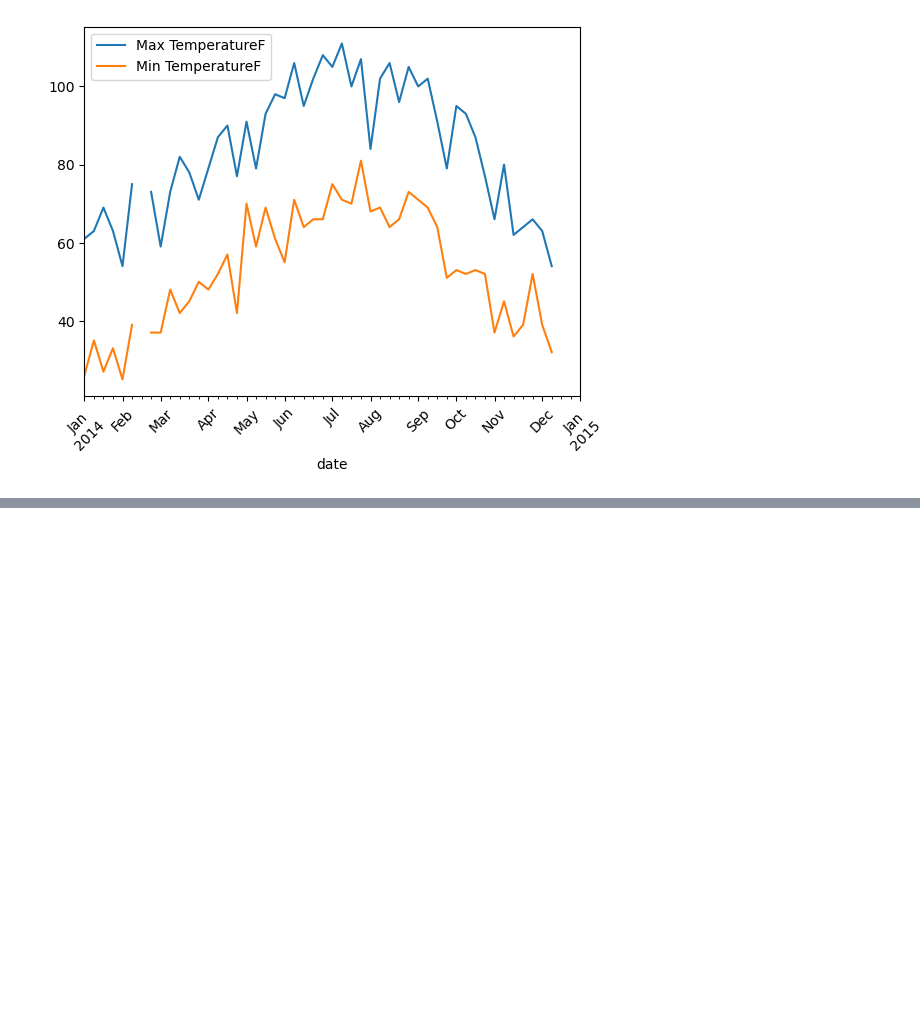
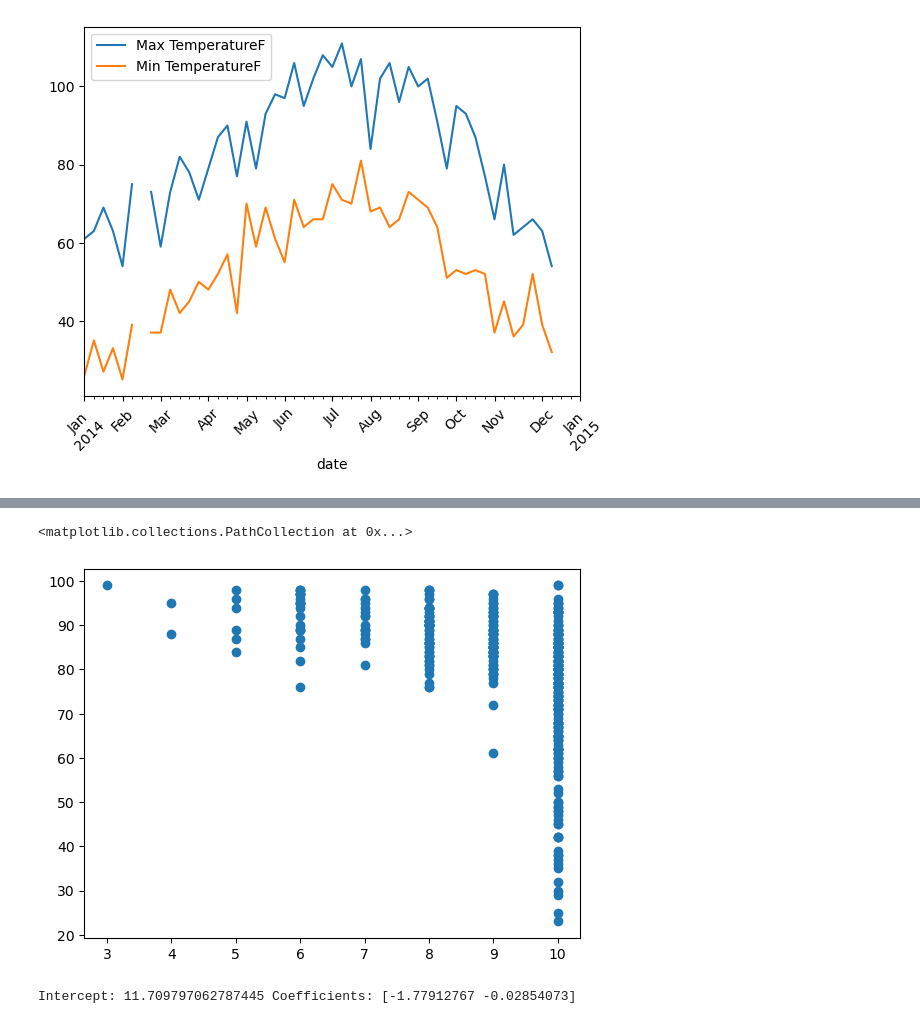
Before and after one commit to efakinpelu/data_science_python, a Jupyter notebook: us_weather/weather_visibility_check_on_temp_and_humidity.ipynb, the cells around one changed output, grey strips where cells are left out. Saved outputs shown, nothing was run; the diff lists cells and outputs as text; code cells hidden in the pictures; blank space fills up the shorter version.

```diff
--- a/weather_visibility_check_on_temp_and_humidity.ipynb
+++ b/us_weather/weather_visibility_check_on_temp_and_humidity.ipynb
@@ -146,0 +218,16 @@ wkly_df_hlt.plot(rot=45)
+# %%
+""" Check Linearity between Mean VisibilityMiles and Precipiation """
+plt.scatter(df_w2014[' Mean VisibilityMiles'], df_w2014[' Mean Humidity'])
+# %% [output]
+<matplotlib.collections.PathCollection at 0x...>
+[figure, added]
+# %%
+X = df_w2014[['PrecipitationIn', ' Mean Humidity']]
+y = df_w2014[' Mean VisibilityMiles']
+
+X_train, X_test, y_train, y_test = train_test_split(X, y, test_size=0.2, random_state=5)
+
+linear_regre = linear.fit(X_train, y_train)
+print(f"{'Intercept: %s' %linear_regre.intercept_} {'Coefficients: %s' %linear_regre.coef_}")
+# %% [output]
+Intercept: 11.709797062787445 Coefficients: [-1.77912767 -0.02854073]
```
Also changed, not shown: parts of 8 cells of this notebook, 2 other files.
